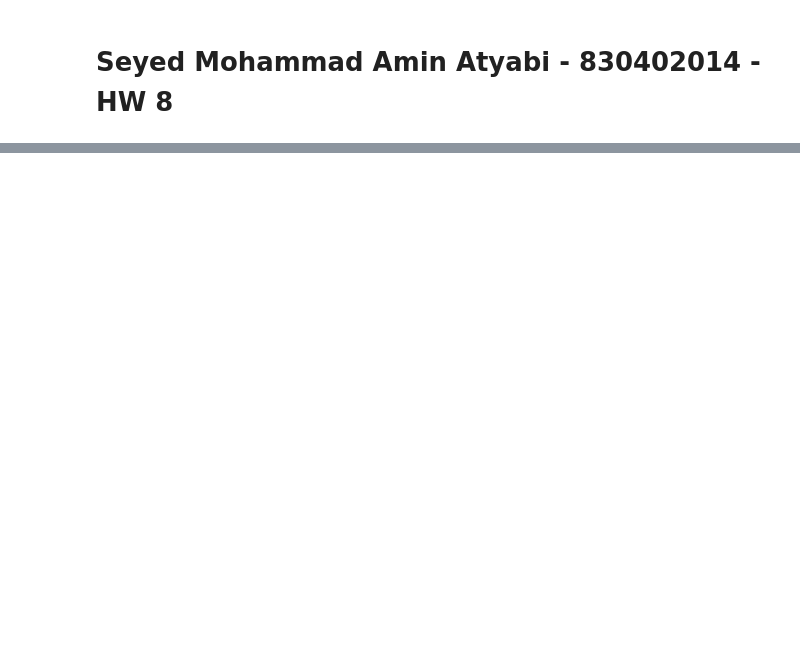
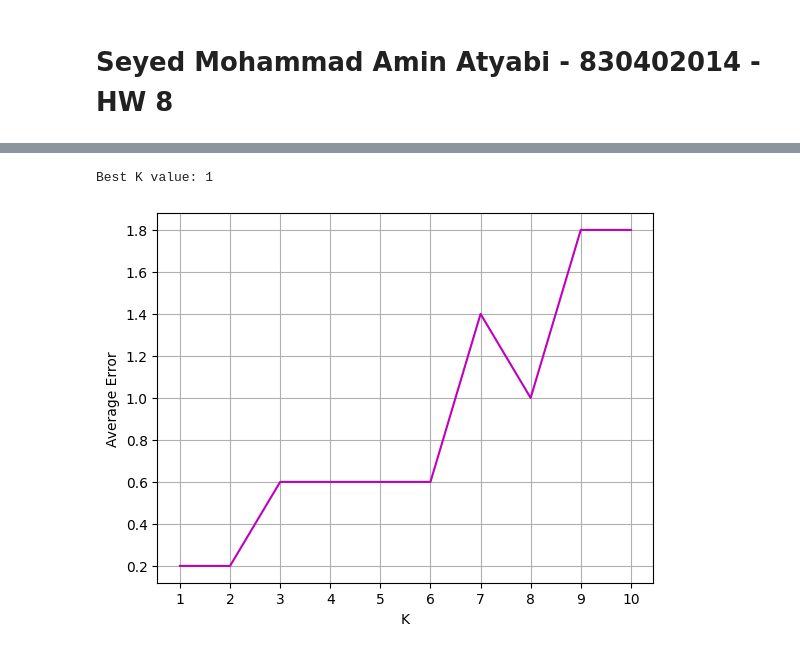
Before and after one commit to SM2A/Application_Of_Intelligent_Systems_In_Medicine_Course_Project, a Jupyter notebook: HW-8/Report.ipynb, the cells around one changed output, grey strips where cells are left out. Saved outputs shown, nothing was run; the diff lists cells and outputs as text; code cells hidden in the pictures; blank space fills up the shorter version.

```diff
--- a/HW-8/Report.ipynb
+++ b/HW-8/Report.ipynb
@@ -66,0 +93,5 @@ print(best_k)
+# %%
+plot_k(data, True)
+# %% [output]
+Best K value: 1
+[figure, added]
```
Also changed, not shown: parts of 2 cells of this notebook.
